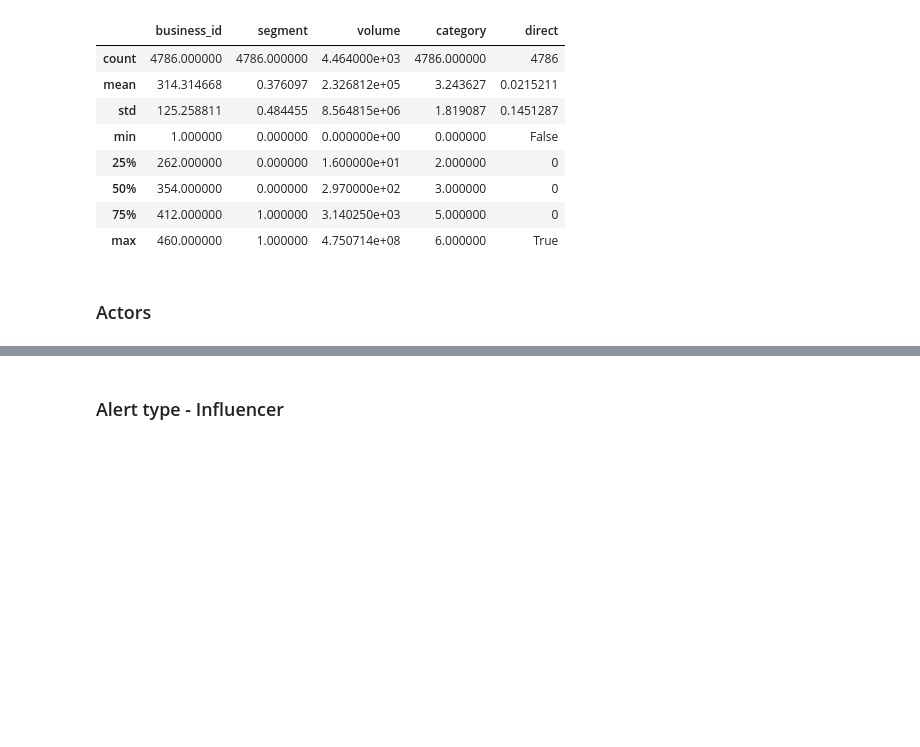
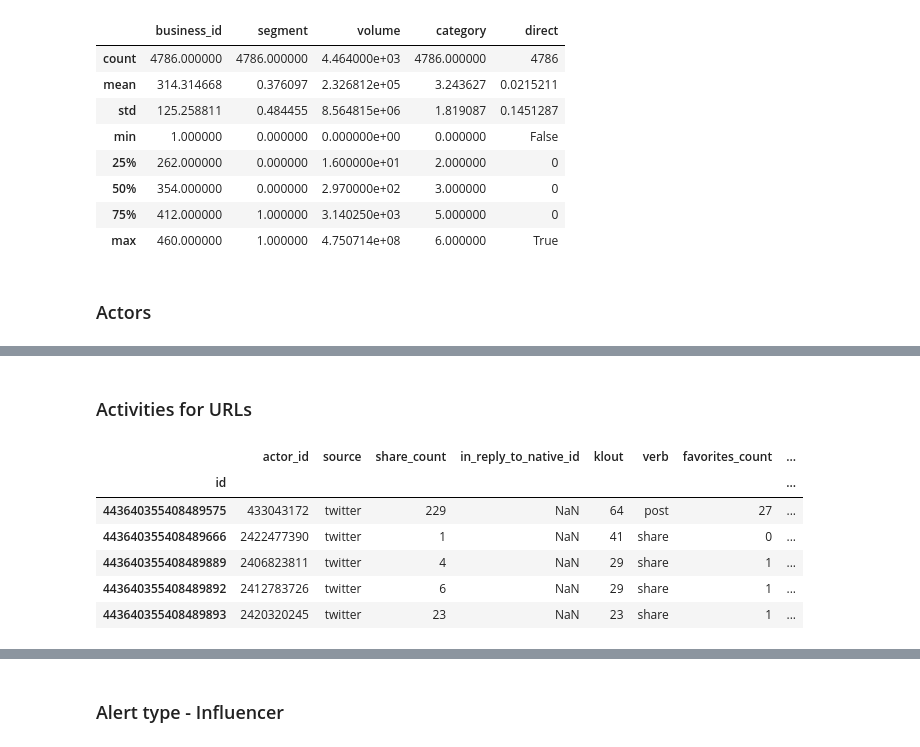
Before and after one commit to encorealerts/ipython-experiments, a Jupyter notebook: adornes/python_analysis_score_alerts.ipynb, the cells around one changed output, grey strips where cells are left out. Cells and saved outputs as stored; diff of their text form; code cells hidden in the pictures; blank space fills up the shorter version.

```diff
--- a/adornes/python_analysis_score_alerts.ipynb
+++ b/adornes/python_analysis_score_alerts.ipynb
@@ -129,0 +164,2 @@ actors.describe()
+# %% [markdown]
+### Activities for URLs
@@ -129,0 +169,10 @@ actors.describe()
+# %%
+activities_urls.head()
+# %% [output]
+|  | actor_id | source | share_count | in_reply_to_native_id | klout | verb | favorites_count | ... |
+| id |  |  |  |  |  |  |  | ... |
+| 443640355408489575 | 433043172 | twitter | 229 | NaN | 64 | post | 27 | ... |
+| 443640355408489666 | 2422477390 | twitter | 1 | NaN | 41 | share | 0 | ... |
+| 443640355408489889 | 2406823811 | twitter | 4 | NaN | 29 | share | 1 | ... |
+| 443640355408489892 | 2412783726 | twitter | 6 | NaN | 29 | share | 1 | ... |
+| 443640355408489893 | 2420320245 | twitter | 23 | NaN | 23 | share | 1 | ... |
```
Also changed, not shown: parts of 18 cells of this notebook.
